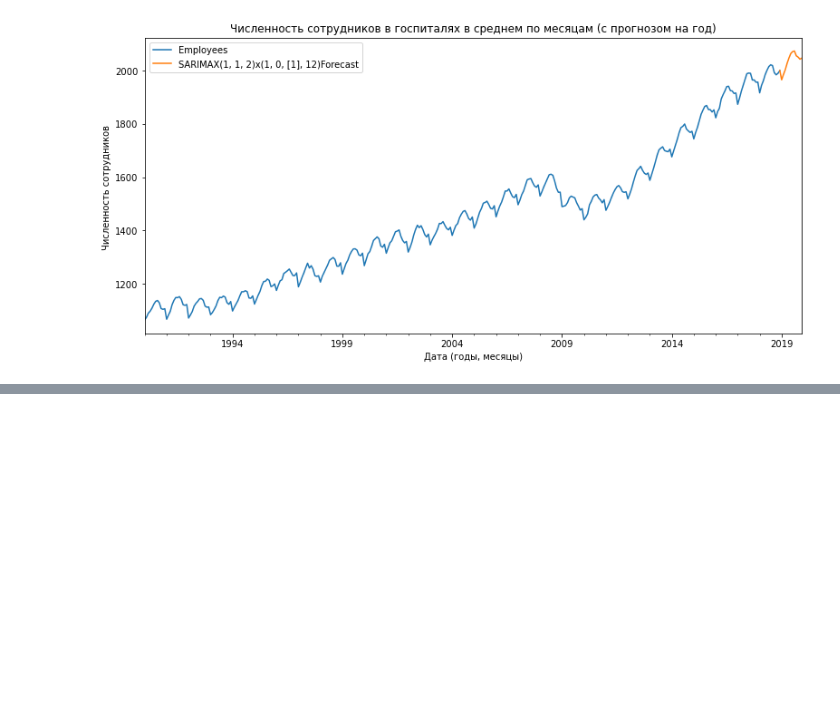
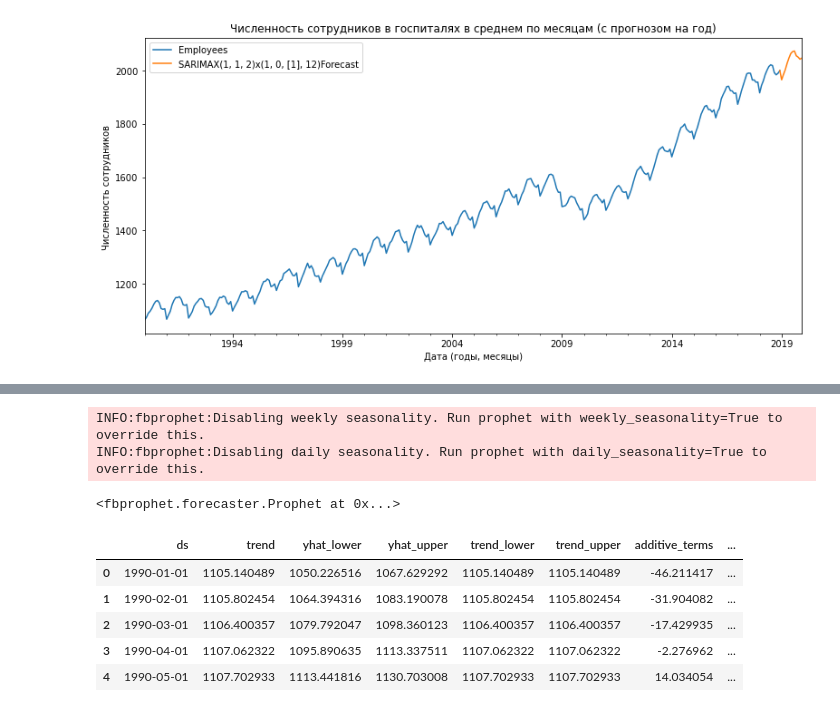
Before and after one commit to anvaan64/innopolis_2, a Jupyter notebook: DZ_Time.ipynb, the cells around one changed output, grey strips where cells are left out. Saved outputs shown, nothing was run; the diff lists cells and outputs as text; code cells hidden in the pictures; blank space fills up the shorter version.

```diff
--- a/DZ_Time.ipynb
+++ b/DZ_Time.ipynb
@@ -253,0 +270,4 @@ ax.autoscale(axis = 'x', tight = True)
+# %%
+train_0 = train.reset_index()
+test_0 = test.reset_index()
+train_0.head()
@@ -253,0 +295,6 @@ ax.autoscale(axis = 'x', tight = True)
+# %%
+model_fb.fit(train_0)
+# %% [output]
+INFO:fbprophet:Disabling weekly seasonality. Run prophet with weekly_seasonality=True to override this.
+INFO:fbprophet:Disabling daily seasonality. Run prophet with daily_seasonality=True to override this.
+<fbprophet.forecaster.Prophet at 0x...>
@@ -253,0 +305,10 @@ ax.autoscale(axis = 'x', tight = True)
+# %%
+forecast_fb = model_fb.predict(future_date)
+forecast_fb.head()
+# %% [output]
+|  | ds | trend | yhat_lower | yhat_upper | trend_lower | trend_upper | additive_terms | ... |
+| 0 | 1990-01-01 | 1105.140489 | 1050.226516 | 1067.629292 | 1105.140489 | 1105.140489 | -46.211417 | ... |
+| 1 | 1990-02-01 | 1105.802454 | 1064.394316 | 1083.190078 | 1105.802454 | 1105.802454 | -31.904082 | ... |
+| 2 | 1990-03-01 | 1106.400357 | 1079.792047 | 1098.360123 | 1106.400357 | 1106.400357 | -17.429935 | ... |
+| 3 | 1990-04-01 | 1107.062322 | 1095.890635 | 1113.337511 | 1107.062322 | 1107.062322 | -2.276962 | ... |
+| 4 | 1990-05-01 | 1107.702933 | 1113.441816 | 1130.703008 | 1107.702933 | 1107.702933 | 14.034054 | ... |
```
Also changed, not shown: parts of 26 cells of this notebook.
